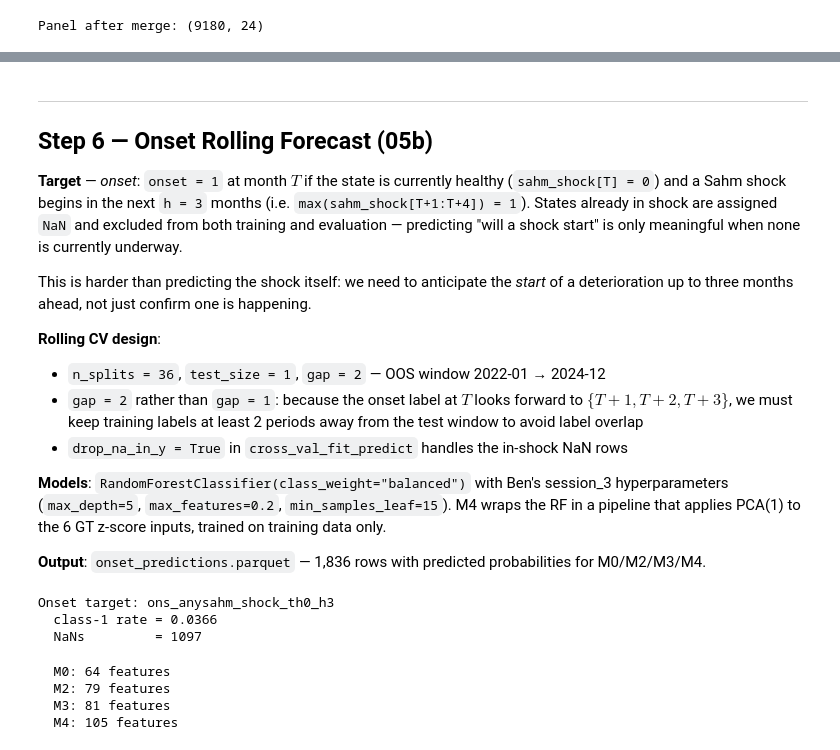
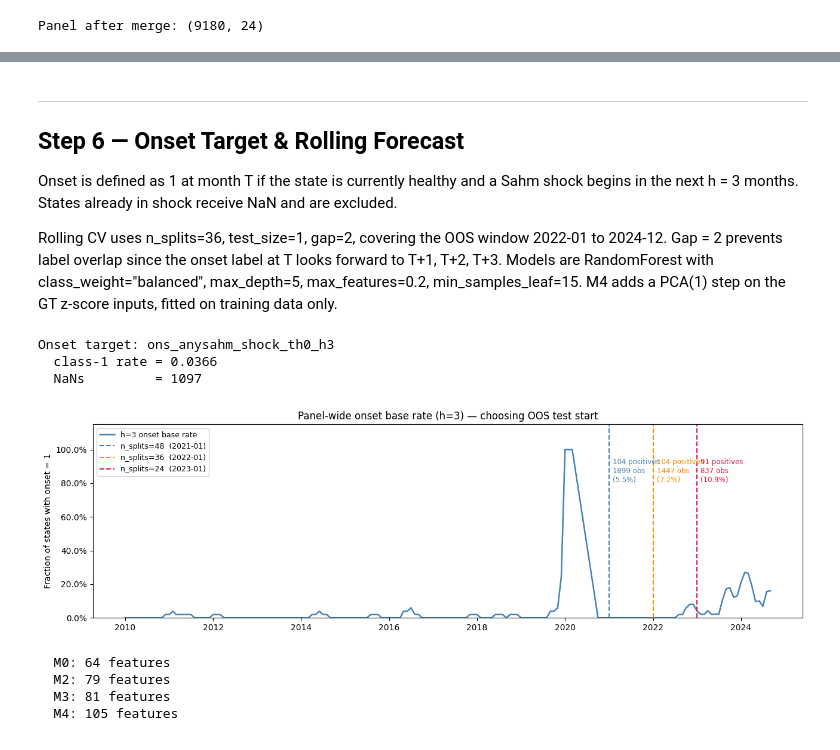
Before and after one commit to olsaberani/forecasting, a Jupyter notebook: Homework1/notebooks/07_end_to_end.ipynb, the cells around one changed output, grey strips where cells are left out. Saved outputs shown, nothing was run; the diff lists cells and outputs as text; code cells hidden in the pictures.

```diff
--- a/Homework1/notebooks/07_end_to_end.ipynb
+++ b/Homework1/notebooks/07_end_to_end.ipynb
@@ -511,19 +443,10 @@ Saved panel_with_features.parquet  (8415, 50)
 # %% [markdown]
 ---
-## Step 6 — Onset Rolling Forecast (05b)
+## Step 6 — Onset Target & Rolling Forecast
 
-**Target** — *onset*: `onset = 1` at month $T$ if the state is currently healthy (`sahm_shock[T] = 0`) and a Sahm shock begins in the next `h = 3` months (i.e. `max(sahm_shock[T+1:T+4]) = 1`). States already in shock are assigned `NaN` and excluded from both training and evaluation — predicting "will a shock start" is only meaningful when none is currently underway.
+Onset is defined as 1 at month T if the state is currently healthy and a Sahm shock begins in the next h = 3 months. States already in shock receive NaN and are excluded.
 
-This is harder than predicting the shock itself: we need to anticipate the *start* of a deterioration up to three months ahead, not just confirm one is happening.
-
-**Rolling CV design**:
-- `n_splits = 36`, `test_size = 1`, `gap = 2` — OOS window 2022-01 → 2024-12
-- `gap = 2` rather than `gap = 1`: because the onset label at $T$ looks forward to $\{T+1, T+2, T+3\}$, we must keep training labels at least 2 periods away from the test window to avoid label overlap
-- `drop_na_in_y = True` in `cross_val_fit_predict` handles the in-shock NaN rows
-
-**Models**: `RandomForestClassifier(class_weight="balanced")` with Ben's session_3 hyperparameters (`max_depth=5`, `max_features=0.2`, `min_samples_leaf=15`). M4 wraps the RF in a pipeline that applies PCA(1) to the 6 GT z-score inputs, trained on training data only.
-
-**Output**: `onset_predictions.parquet` — 1,836 rows with predicted probabilities for M0/M2/M3/M4.
+Rolling CV uses n_splits=36, test_size=1, gap=2, covering the OOS window 2022-01 to 2024-12. Gap = 2 prevents label overlap since the onset label at T looks forward to T+1, T+2, T+3. Models are RandomForest with class_weight="balanced", max_depth=5, max_features=0.2, min_samples_leaf=15. M4 adds a PCA(1) step on the GT z-score inputs, fitted on training data only.
 # %%
 # ── TargetEngineer ────────────────────────────────────────────────────────────
 class TargetEngineer:
@@ -569,6 +492,41 @@ print(f"  NaNs         = {ons_df[ons_target_col].isna().sum()}")
 Onset target: ons_anysahm_shock_th0_h3
   class-1 rate = 0.0366
   NaNs         = 1097
+# %%
+import matplotlib.pyplot as plt
+import matplotlib.ticker as mticker
+
+candidate_starts = {
+    "n_splits=48  (2021-01)": pd.Timestamp("2021-01-01"),
+    "n_splits=36  (2022-01)": pd.Timestamp("2022-01-01"),
+    "n_splits=24  (2023-01)": pd.Timestamp("2023-01-01"),
+}
+colors = ["steelblue", "darkorange", "crimson"]
+
+base_rate = ons_df.groupby("date")[ons_target_col].mean().dropna()
+
+fig, ax = plt.subplots(figsize=(13, 4))
+ax.plot(base_rate.index, base_rate.values, lw=1.8, color="steelblue",
+        label=f"h={horizon} onset base rate")
+ax.set_ylabel("Fraction of states with onset = 1")
+ax.set_title(f"Panel-wide onset base rate (h={horizon}) — choosing OOS test start")
+ax.set_ylim(0, base_rate.max() * 1.15)
+ax.yaxis.set_major_formatter(mticker.PercentFormatter(xmax=1, decimals=1))
+
+for (label, ts), color in zip(candidate_starts.items(), colors):
+    ax.axvline(ts, linestyle="--", color=color, lw=1.5, label=label)
+    sub = ons_df[ons_df.index.get_level_values("date") >= ts]
+    n_pos = int(sub[ons_target_col].sum())
+    n_obs = int(sub[ons_target_col].notna().sum())
+    ax.text(ts + pd.DateOffset(months=1), base_rate.max() * 0.95,
+            f"{n_pos} positives\n{n_obs} obs\n({100*n_pos/n_obs:.1f}%)",
+            color=color, fontsize=8.5, va="top")
+
+ax.legend(fontsize=9)
+plt.tight_layout()
+plt.show()
+# %% [output]
+[figure, added]
 # %%
 # ── Feature encoding ──────────────────────────────────────────────────────────
 state_dummies = pd.get_dummies(panel_feat2["state_code"], prefix="state", dtype=int)
```
Also changed, not shown: parts of 28 cells of this notebook, 9 other files.
